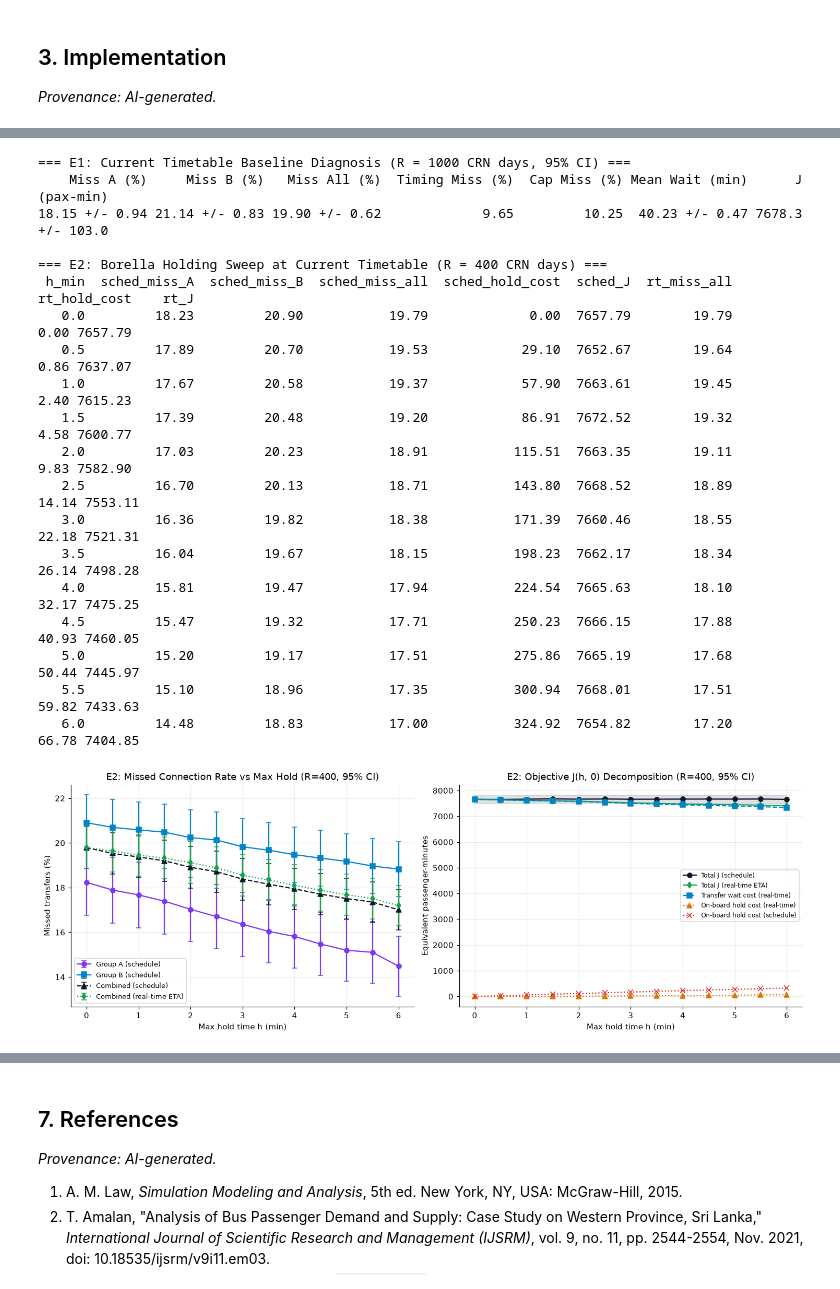
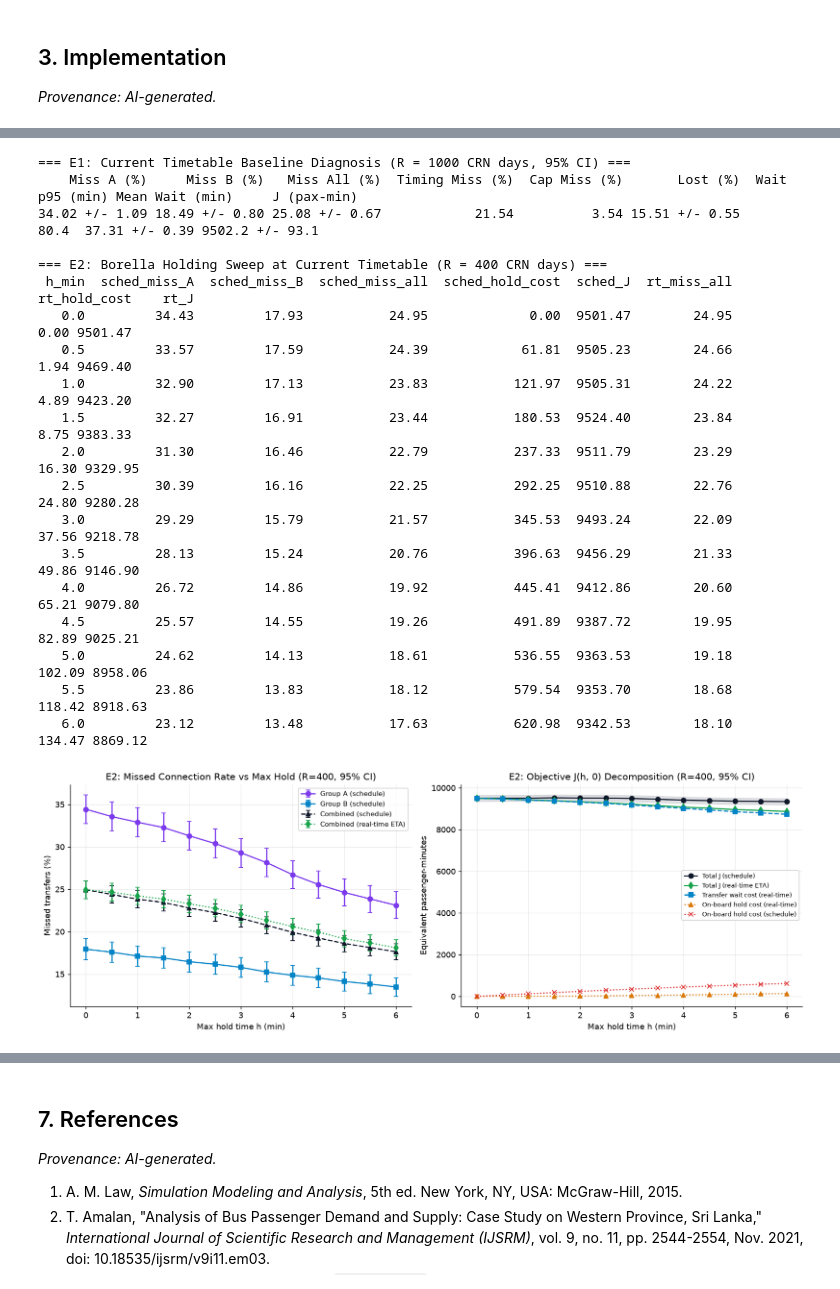
Before and after one commit to NayanthaNethsara/metro-transfer-simulator, a Jupyter notebook: notebook/metro-transfer-simulator.ipynb, the cells around one changed output, grey strips where cells are left out. Saved outputs shown, nothing was run; the diff lists cells and outputs as text; code cells hidden in the pictures.

```diff
--- a/notebook/metro-transfer-simulator.ipynb
+++ b/notebook/metro-transfer-simulator.ipynb
@@ -353,7 +372,9 @@ feeder_trip_id feeder_borella_hhmm ready_hhmm target_connector_id connector_bore
    CM01-FOR-12               19:01      19:04                 NaN                  --:--                  NaN out_of_window
 # %%
 STATE_NAMES = ("Free", "Slow", "Jammed")
-STATE_SPEEDS_KMPH = np.array([30.0, 15.0, 5.0])
+SYNTHETIC_STATE_SPEEDS_KMPH = np.array([30.0, 15.0, 5.0])
+EMPIRICAL_STATE_SPEEDS_KMPH = np.array([36.0, 20.0, 10.0])
+STATE_SPEEDS_KMPH = SYNTHETIC_STATE_SPEEDS_KMPH
 TRAFFIC_STEP_MIN = 5.0
 JAM_PARAM_MIN = 0.01
 JAM_PARAM_MAX = 0.85
@@ -475,7 +496,7 @@ def is_peak_time(time_min):
 
 target_offpeak_kmph, target_peak_kmph, traffic_source_label, empirical_traffic_df = load_traffic_targets()
 if empirical_traffic_df is not None:
-    STATE_SPEEDS_KMPH = np.array([36.0, 20.0, 10.0])
+    STATE_SPEEDS_KMPH = EMPIRICAL_STATE_SPEEDS_KMPH
 p_offpeak = calibrate_jam_param_bisection(target_offpeak_kmph)
 p_peak = calibrate_jam_param_bisection(target_peak_kmph)
 
@@ -486,6 +507,7 @@ pi_offpeak = compute_stationary_distribution(P_offpeak)
 pi_peak = compute_stationary_distribution(P_peak)
 
 print(f"Traffic target source: {traffic_source_label}")
+print(f"State speeds (Free, Slow, Jammed) = {STATE_SPEEDS_KMPH} km/h, targets: off-peak {target_offpeak_kmph:.2f}, peak {target_peak_kmph:.2f} km/h")
 print(f"Calibrated off-peak jam param p = {p_offpeak:.4f}, pi* = {np.round(pi_offpeak, 4)}, E[v] = {np.dot(pi_offpeak, STATE_SPEEDS_KMPH):.2f} km/h")
 print(f"Calibrated peak     jam param p = {p_peak:.4f}, pi* = {np.round(pi_peak, 4)}, E[v] = {np.dot(pi_peak, STATE_SPEEDS_KMPH):.2f} km/h")
 # %% [output]
@@ -501,6 +524,7 @@ BUS_SPEED_FACTOR_ALPHA = 0.75
 DAY_START_MIN = 240.0
 DAY_END_MIN = 1440.0
 PRE_DEPARTURE_ACCUM_MIN = 30.0
+PASSENGER_PATIENCE_MIN = 60.0
 
 ROUTE_LEGS_CONFIG = {
     "CM01_MAK_to_FOR": {
@@ -613,6 +637,8 @@ def simulate_leg_day(
     arrival_rate_scale=1.0,
     return_stats=False,
     pregenerated_queues=None,
+    patience_min=PASSENGER_PATIENCE_MIN,
+    deferred_boarding_stop_idx=None,
 ):
     sorted_sched = sched_df.sort_values("origin_sched_min").reset_index(drop=True)
     first_origin_min = float(sorted_sched["origin_sched_min"].iloc[0])
@@ -625,8 +651,11 @@ def simulate_leg_day(
     borella_idx = leg_cfg["borella_idx"]
     trip_records = []
     max_onboard_observed = 0
+    total_abandoned_pax = 0
+    origin_times_min = sorted_sched["origin_sched_min"].to_numpy(dtype=float)
+    next_headways_min = np.append(np.diff(origin_times_min), np.inf)
 
-    for _, trip in sorted_sched.iterrows():
+    for trip_idx, trip in sorted_sched.iterrows():
         t_curr = float(trip["origin_sched_min"])
         onboard_dests = []
         total_left_behind = 0
@@ -648,7 +677,7 @@ def simulate_leg_day(
             q = queues[stop_idx]
             cursor = queue_cursors[stop_idx]
             waiting_count = 0
-            while cursor + waiting_count < len(q) and q[cursor + waiting_count][0] <= t_curr:
+            while stop_idx != deferred_boarding_stop_idx and cursor + waiting_count < len(q) and q[cursor + waiting_count][0] <= t_curr:
                 waiting_count += 1
 
             if capacity_pax is None:
@@ -663,6 +692,9 @@ def simulate_leg_day(
             for k in range(n_boarding):
                 onboard_dests.append(q[cursor + k][1])
             queue_cursors[stop_idx] = cursor + n_boarding
+            if left_here > 0 and next_headways_min[trip_idx] > patience_min:
+                queue_cursors[stop_idx] += left_here
+                total_abandoned_pax += left_here
 
             max_onboard_observed = max(max_onboard_observed, len(onboard_dests))
             if capacity_pax is not None:
@@ -691,11 +723,13 @@ def simulate_leg_day(
 
     trip_df = pd.DataFrame(trip_records)
     if return_stats:
+        served_stop_indices = [i for i in range(n_stops) if i != deferred_boarding_stop_idx]
         stats = {
-            "total_generated_stop_pax": sum(len(q) for q in queues),
+            "total_generated_stop_pax": sum(len(queues[i]) for i in served_stop_indices),
             "total_boarded_pax": int(trip_df["boarded_pax"].sum()),
             "total_alighted_pax": int(trip_df["alighted_pax"].sum()),
-            "end_of_day_unserved_pax": sum(len(q) - c for q, c in zip(queues, queue_cursors)),
+            "end_of_day_unserved_pax": sum(len(queues[i]) - queue_cursors[i] for i in served_stop_indices),
+            "abandoned_pax": total_abandoned_pax,
             "max_onboard_observed": max_onboard_observed,
             "total_left_behind_events": int(trip_df["left_behind_pax"].sum()),
         }
@@ -1453,6 +1495,7 @@ def summarize_ci(values):
 
 def evaluate_policy_over_days(days_pool, policy, hold_max_min, walk_time_min=WALK_TIME_PLACEHOLDER_MIN, capacity_pax=CAPACITY_PAX, wait_weight=WAIT_WEIGHT, hold_weight=HOLD_WEIGHT):
     miss_a, miss_b, miss_all = [], [], []
+    lost_all, boarded_waits = [], []
     miss_timing_all, miss_cap_all = [], []
     wait_min_all, j_all, wait_cost_all, hold_cost_all = [], [], [], []
 
@@ -1479,6 +1522,9 @@ def evaluate_policy_over_days(days_pool, policy, hold_max_min, walk_time_min=WAL
         wait_cost_all.append(res["A"]["wait_cost"] + res["B"]["wait_cost"])
         hold_cost_all.append(res["A"]["hold_cost"] + res["B"]["hold_cost"])
         j_all.append(res["A"]["total_cost"] + res["B"]["total_cost"])
+        lost_all.append(100.0 * (res["A"]["lost_total"] + res["B"]["lost_total"]) / tot_in)
+        boarded_waits.extend(res["A"]["boarded_wait_mins"])
+        boarded_waits.extend(res["B"]["boarded_wait_mins"])
 
     ma_m, ma_ci = summarize_ci(miss_a)
     mb_m, mb_ci = summarize_ci(miss_b)
@@ -1489,6 +1535,8 @@ def evaluate_policy_over_days(days_pool, policy, hold_max_min, walk_time_min=WAL
     wc_m, _ = summarize_ci(wait_cost_all)
     hc_m, _ = summarize_ci(hold_cost_all)
     j_m, j_ci = summarize_ci(j_all)
+    lost_m, lost_ci = summarize_ci(lost_all)
+    waits_arr = np.asarray(boarded_waits, dtype=float)
     return {
         "miss_A_pct": ma_m, "miss_A_ci": ma_ci,
         "miss_B_pct": mb_m, "miss_B_ci": mb_ci,
@@ -1497,6 +1545,9 @@ def evaluate_policy_over_days(days_pool, policy, hold_max_min, walk_time_min=WAL
         "mean_wait_min": wm_m, "mean_wait_ci": wm_ci,
         "wait_cost": wc_m, "hold_cost": hc_m,
         "J_mean": j_m, "J_ci": j_ci,
+        "lost_pct": lost_m, "lost_ci": lost_ci,
+        "wait_p95_min": float(np.percentile(waits_arr, 95)) if waits_arr.size else float("nan"),
+        "boarded_waits": waits_arr,
     }
 
 
@@ -1511,6 +1562,8 @@ e1_table = pd.DataFrame([{
     "Miss All (%)": f"{base_summary['miss_all_pct']:.2f} +/- {base_summary['miss_all_ci']:.2f}",
     "Timing Miss (%)": round(base_summary["miss_timing_pct"], 2),
     "Cap Miss (%)": round(base_summary["miss_cap_pct"], 2),
+    "Lost (%)": f"{base_summary['lost_pct']:.2f} +/- {base_summary['lost_ci']:.2f}",
+    "Wait p95 (min)": round(base_summary["wait_p95_min"], 1),
     "Mean Wait (min)": f"{base_summary['mean_wait_min']:.2f} +/- {base_summary['mean_wait_ci']:.2f}",
     "J (pax-min)": f"{base_summary['J_mean']:.1f} +/- {base_summary['J_ci']:.1f}",
 }])
@@ -1547,49 +1600,49 @@ fig, axes = plt.subplots(1, 2, figsize=(13.5, 4.8))
 ax1 = axes[0]
 ax1.errorbar(e2_df["h_min"], e2_df["sched_miss_A"], yerr=e2_df["sched_miss_A_ci"], marker="o", capsize=3, color="#7c3aed", label="Group A (schedule)")
 ax1.errorbar(e2_df["h_min"], e2_df["sched_miss_B"], yerr=e2_df["sched_miss_B_ci"], marker="s", capsize=3, color="#0284c7", label="Group B (schedule)")
 ax1.errorbar(e2_df["h_min"], e2_df["sched_miss_all"], yerr=e2_df["sched_miss_all_ci"], marker="^", linestyle="--", capsize=3, color="#0f172a", label="Combined (schedule)")
 ax1.errorbar(e2_df["h_min"], e2_df["rt_miss_all"], yerr=e2_df["rt_miss_all_ci"], marker="d", linestyle=":", capsize=3, color="#16a34a", label="Combined (real-time ETA)")
 ax1.set_xlabel("Max hold time h (min)")
 ax1.set_ylabel("Missed transfers (%)")
 ax1.set_title(f"E2: Missed Connection Rate vs Max Hold (R={R_SWEEP}, 95% CI)")
 ax1.legend(fontsize=8.5)
 
 ax2 = axes[1]
 ax2.plot(e2_df["h_min"], e2_df["sched_J"], marker="o", color="#0f172a", label="Total J (schedule)")
 ax2.fill_between(e2_df["h_min"], e2_df["sched_J"] - e2_df["sched_J_ci"], e2_df["sched_J"] + e2_df["sched_J_ci"], color="#0f172a", alpha=0.12)
 ax2.plot(e2_df["h_min"], e2_df["rt_J"], marker="d", color="#16a34a", label="Total J (real-time ETA)")
 ax2.plot(e2_df["h_min"], e2_df["rt_wait_cost"], marker="s", linestyle="--", color="#0284c7", label="Transfer wait cost (real-time)")
 ax2.plot(e2_df["h_min"], e2_df["rt_hold_cost"], marker="^", linestyle=":", color="#d97706", label="On-board hold cost (real-time)")
 ax2.plot(e2_df["h_min"], e2_df["sched_hold_cost"], marker="x", linestyle=":", color="#dc2626", label="On-board hold cost (schedule)")
 ax2.set_xlabel("Max hold time h (min)")
 ax2.set_ylabel("Equivalent passenger-minutes")
 ax2.set_title(f"E2: Objective J(h, 0) Decomposition (R={R_SWEEP}, 95% CI)")
 ax2.legend(fontsize=8)
 
 plt.tight_layout()
 fig.savefig(FIGURES_DIR / "holding_sweep.png", bbox_inches="tight")
 plt.show()
 # %% [output]
 === E1: Current Timetable Baseline Diagnosis (R = 1000 CRN days, 95% CI) ===
-    Miss A (%)     Miss B (%)   Miss All (%)  Timing Miss (%)  Cap Miss (%) Mean Wait (min)      J (pax-min)
-18.15 +/- 0.94 21.14 +/- 0.83 19.90 +/- 0.62             9.65         10.25  40.23 +/- 0.47 7678.3 +/- 103.0
+    Miss A (%)     Miss B (%)   Miss All (%)  Timing Miss (%)  Cap Miss (%)       Lost (%)  Wait p95 (min) Mean Wait (min)     J (pax-min)
+34.02 +/- 1.09 18.49 +/- 0.80 25.08 +/- 0.67            21.54          3.54 15.51 +/- 0.55            80.4  37.31 +/- 0.39 9502.2 +/- 93.1
 
 === E2: Borella Holding Sweep at Current Timetable (R = 400 CRN days) ===
  h_min  sched_miss_A  sched_miss_B  sched_miss_all  sched_hold_cost  sched_J  rt_miss_all  rt_hold_cost    rt_J
-   0.0         18.23         20.90           19.79             0.00  7657.79        19.79          0.00 7657.79
-   0.5         17.89         20.70           19.53            29.10  7652.67        19.64          0.86 7637.07
-   1.0         17.67         20.58           19.37            57.90  7663.61        19.45          2.40 7615.23
-   1.5         17.39         20.48           19.20            86.91  7672.52        19.32          4.58 7600.77
-   2.0         17.03         20.23           18.91           115.51  7663.35        19.11          9.83 7582.90
-   2.5         16.70         20.13           18.71           143.80  7668.52        18.89         14.14 7553.11
-   3.0         16.36         19.82           18.38           171.39  7660.46        18.55         22.18 7521.31
-   3.5         16.04         19.67           18.15           198.23  7662.17        18.34         26.14 7498.28
-   4.0         15.81         19.47           17.94           224.54  7665.63        18.10         32.17 7475.25
-   4.5         15.47         19.32           17.71           250.23  7666.15        17.88         40.93 7460.05
-   5.0         15.20         19.17           17.51           275.86  7665.19        17.68         50.44 7445.97
-   5.5         15.10         18.96           17.35           300.94  7668.01        17.51         59.82 7433.63
-   6.0         14.48         18.83           17.00           324.92  7654.82        17.20         66.78 7404.85
+   0.0         34.43         17.93           24.95             0.00  9501.47        24.95          0.00 9501.47
+   0.5         33.57         17.59           24.39            61.81  9505.23        24.66          1.94 9469.40
+   1.0         32.90         17.13           23.83           121.97  9505.31        24.22          4.89 9423.20
+   1.5         32.27         16.91           23.44           180.53  9524.40        23.84          8.75 9383.33
+   2.0         31.30         16.46           22.79           237.33  9511.79        23.29         16.30 9329.95
+   2.5         30.39         16.16           22.25           292.25  9510.88        22.76         24.80 9280.28
+   3.0         29.29         15.79           21.57           345.53  9493.24        22.09         37.56 9218.78
+   3.5         28.13         15.24           20.76           396.63  9456.29        21.33         49.86 9146.90
+   4.0         26.72         14.86           19.92           445.41  9412.86        20.60         65.21 9079.80
+   4.5         25.57         14.55           19.26           491.89  9387.72        19.95         82.89 9025.21
+   5.0         24.62         14.13           18.61           536.55  9363.53        19.18        102.09 8958.06
+   5.5         23.86         13.83           18.12           579.54  9353.70        18.68        118.42 8918.63
+   6.0         23.12         13.48           17.63           620.98  9342.53        18.10        134.47 8869.12
-[figure, old version]
+[figure, new version]
 # %%
 R_GRID = 200
 SHIFT_VALUES_MIN = np.arange(-30.0, 35.0, 5.0)
```
Also changed, not shown: parts of 13 cells of this notebook, 18 other files.
